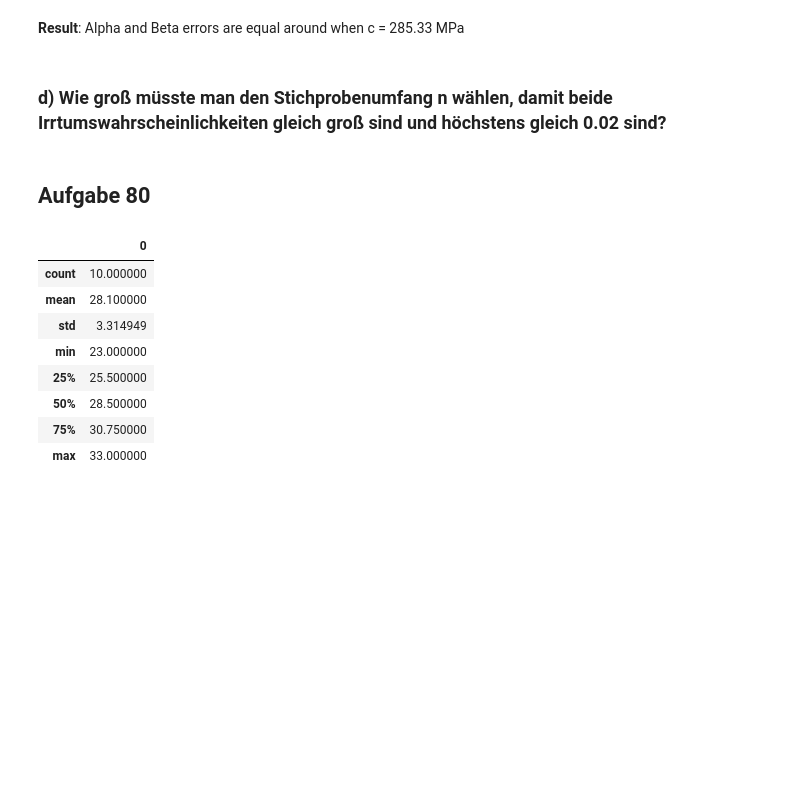
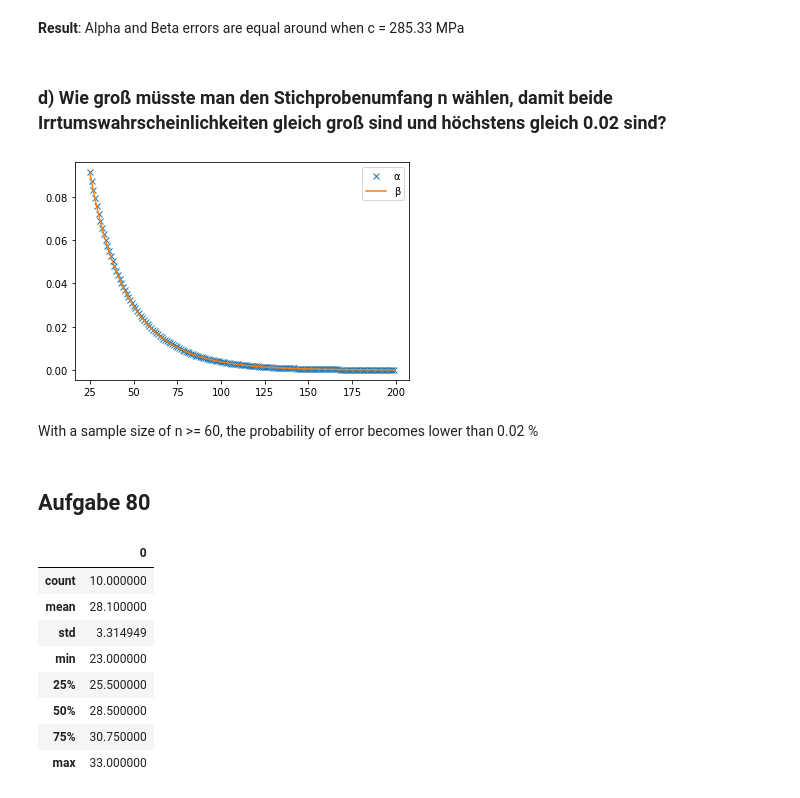
Before and after one commit to yvokeller/probability-calculation, a Jupyter notebook: le4_hypothesis_tests.ipynb, the cells around one changed output. Drawn from its saved outputs; the diff is of its cells as text; code cells hidden in the pictures; blank space fills up the shorter version.

```diff
--- a/le4_hypothesis_tests.ipynb
+++ b/le4_hypothesis_tests.ipynb
@@ -145,3 +239,28 @@ plt.show()
+# %%
+# fix c and find sample size that matches condition max 0.02 probability of error
+c = 285.33 # from c)
+sample_size_list = np.arange(25, 200)
+
+# c_critical_value so that
+def prob_type1_error(c, n):
+    return 1 - st.norm.cdf(c, loc=280, scale=20/np.sqrt(n))
+
+# equals
+def prob_type2_error(c, n):
+    return st.norm.cdf(c, loc=292, scale=25/np.sqrt(n))
+
+prob_type1_error_list = [prob_type1_error(c, n) for n in sample_size_list]
+prob_type2_error_list = [prob_type2_error(c, n) for n in sample_size_list]
+# %%
+%matplotlib inline
+plt.plot(sample_size_list, prob_type1_error_list, label = 'α', linestyle="", marker="x")
+plt.plot(sample_size_list, prob_type2_error_list, label = 'β')
+plt.legend()
+plt.show()
+# %% [output]
+[figure, added]
+# %% [markdown]
+With a sample size of n >= 60, the probability of error becomes lower than 0.02 %
 # %% [markdown]
 ## Aufgabe 80
 # %%
```
Also changed, not shown: parts of 63 cells of this notebook.
